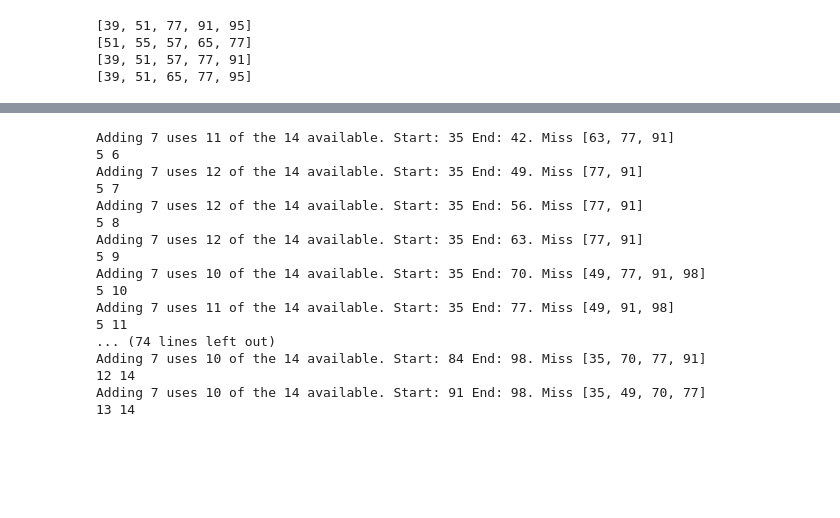
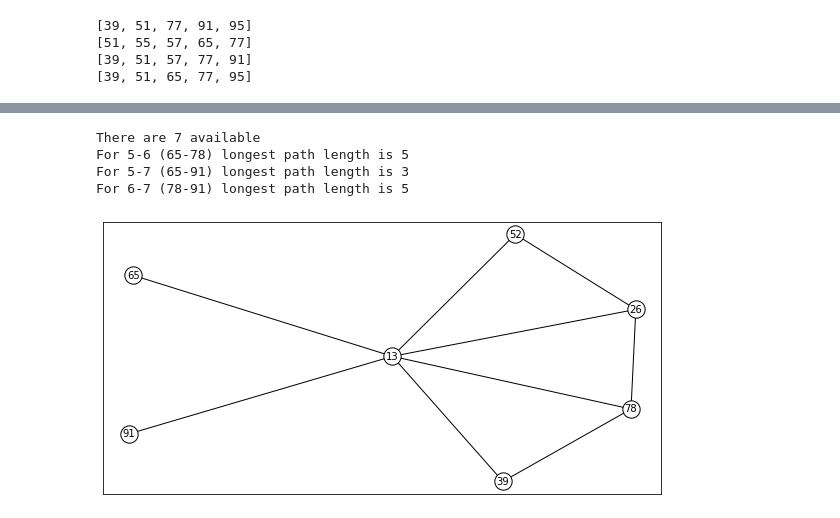
Before and after one commit to gowen100/Jane-Street-Solutions, a Jupyter notebook: 2014_07_ChainReaction.ipynb, the cells around one changed output, grey strips where cells are left out. Cells and saved outputs as stored; diff of their text form; code cells hidden in the pictures; blank space fills up the shorter version.

```diff
--- a/2014_07_ChainReaction.ipynb
+++ b/2014_07_ChainReaction.ipynb
@@ -249,27 +205,41 @@ Adding 11 uses 7 of the 9 available. Start: 88 End: 99. Miss [55, 77]
-# %%
-n = 7
-x = 100//n
-
-sequence = [*range(1,101)]
-for i in range(5,x+1):
-    for j in range(i+1,x+1):
-        bring_in(n,i,j,sequence)
-        print(i,j)
-# %% [output]
-Adding 7 uses 11 of the 14 available. Start: 35 End: 42. Miss [63, 77, 91]
-5 6
-Adding 7 uses 12 of the 14 available. Start: 35 End: 49. Miss [77, 91]
-5 7
-Adding 7 uses 12 of the 14 available. Start: 35 End: 56. Miss [77, 91]
-5 8
-Adding 7 uses 12 of the 14 available. Start: 35 End: 63. Miss [77, 91]
-5 9
-Adding 7 uses 10 of the 14 available. Start: 35 End: 70. Miss [49, 77, 91, 98]
-5 10
-Adding 7 uses 11 of the 14 available. Start: 35 End: 77. Miss [49, 91, 98]
-5 11
-... (74 lines left out)
-Adding 7 uses 10 of the 14 available. Start: 84 End: 98. Miss [35, 70, 77, 91]
-12 14
-Adding 7 uses 10 of the 14 available. Start: 91 End: 98. Miss [35, 49, 70, 77]
-13 14
+# %%
+# function to look at areas round primes and the best way to use low numbers to go in and out of those sub-graphs
+
+def links(n):
+    g = nx.Graph()
+    numbs = [i*j for i in range(1,100//n+1) for j in [n] if i*j <101 and i*j not in [1,2,3,4]]
+    print("There are {} available".format(len(numbs)))
+    for i in range(len(numbs)):
+        for j in range(i+1,len(numbs)):
+            if numbs[j] % numbs[i] == 0:
+                g.add_edge(numbs[i],numbs[j])
+    fig, ax = plt.subplots(figsize=(10,5))
+    pos = nx.spring_layout(g, seed=100)
+    options = {
+        "font_size": 10,
+        "node_size": 300,
+        "node_color": "white",
+        "edgecolors": "black",
+        "linewidths": 1,
+        "width": 1,
+        }
+    nx.draw_networkx(g, pos, **options)
+
+    for a in range(5,min(100//n,11)):
+        for b in range(a+1,min(100//n+1,11)):
+            longest_paths = []
+            longest_path_length = 0
+            for path in nx.all_simple_paths(g,a*n,b*n):
+                if len(path) > longest_path_length:
+                    longest_path_length = len(path)
+                    longest_paths.clear()
+                    longest_paths.append(path)
+            print("For {}-{} ({}-{}) longest path length is {}".format(a,b,a*n,b*n,len(longest_paths[0])))
+# %%
+links(13)
+# %% [output]
+There are 7 available
+For 5-6 (65-78) longest path length is 5
+For 5-7 (65-91) longest path length is 3
+For 6-7 (78-91) longest path length is 5
+[figure, added]
```
Also changed, not shown: parts of 7 cells of this notebook.
